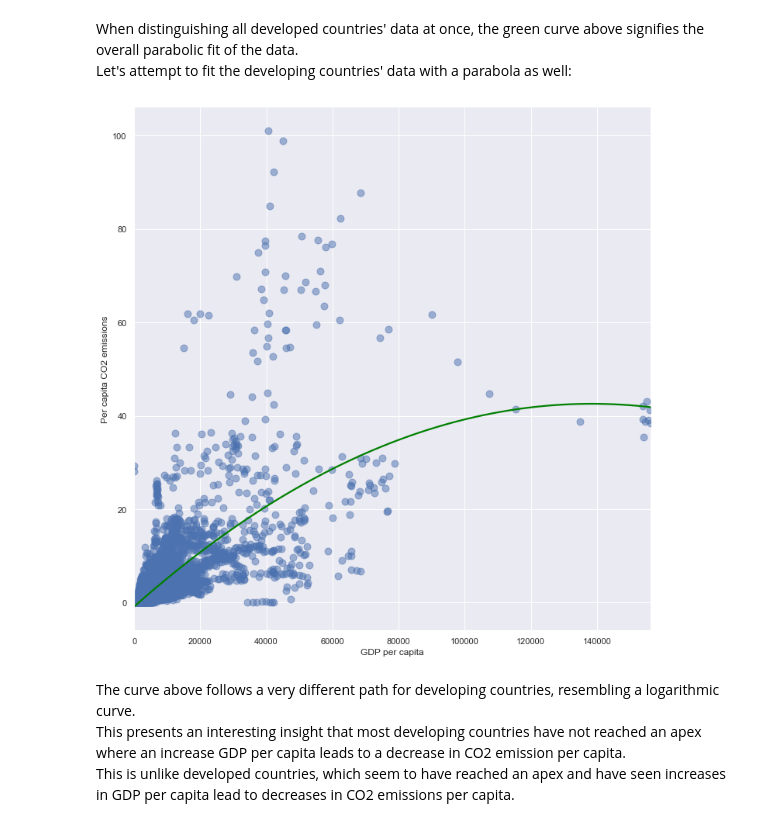
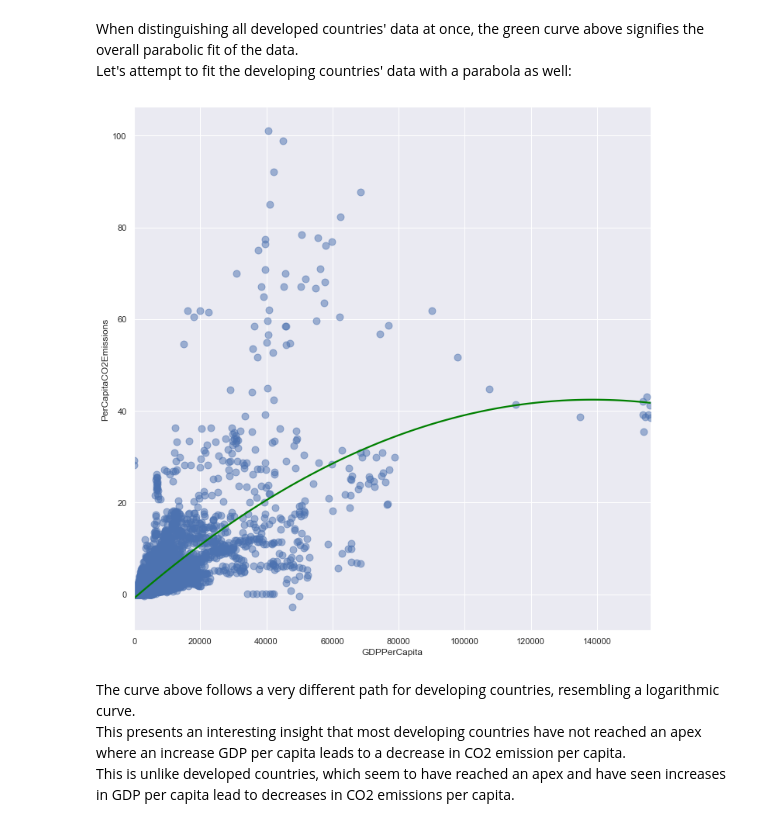
Before and after one commit to TommyAngelini/Data-Science-Projects, a Jupyter notebook: GDPVersusEmissions/GDPVersusEmissions.ipynb, the cells around one changed output. Drawn from its saved outputs; the diff is of its cells as text; code cells hidden in the pictures.

```diff
--- a/GDPVersusEmissions/GDPVersusEmissions.ipynb
+++ b/GDPVersusEmissions/GDPVersusEmissions.ipynb
@@ -86,7 +89,7 @@ df[df['Per capita CO2 emissions'] < 0]
 # %%
 # there are only 7 out of 13k data points with negative values, most likely due to a rounding error since most of them have very small values.
 # I will remove these as they are outliers that don't have any real significance due to being negative.
-df = df[df['Per capita CO2 emissions'] >= 0]
+df = df[df['PerCapitaCO2Emissions'] >= 0]
 df.describe()
 # %% [output]
 |  | Year | Per capita CO2 emissions | GDP per capita | Total population (Gapminder, HYDE... |
@@ -224,5 +227,5 @@ countries = ['United States', 'France', 'Germany', 'Argentina', 'India', 'Brazil
 
 for country in countries:
     new_df = df[df['Entity'] == country]
-    sns.relplot(data=new_df, x = 'GDP per capita', y = 'Per capita CO2 emissions', col = 'Entity')
+    sns.relplot(data=new_df, x = 'GDPPerCapita', y = 'PerCapitaCO2Emissions', col = 'Entity')
 # %% [output]
@@ -347,10 +350,10 @@ sns.lmplot(x='GDP per capita', y='Per capita CO2 emissions', data=developed,
 When distinguishing all developed countries' data at once, the green curve above signifies the overall parabolic fit of the data. <br>
 Let's attempt to fit the developing countries' data with a parabola as well:
 # %%
-sns.lmplot(x='GDP per capita', y='Per capita CO2 emissions', data=developing,
+sns.lmplot(x='GDPPerCapita', y='PerCapitaCO2Emissions', data=developing,
            order=2, ci=None, height=10, scatter_kws={"s": 80, 'alpha':0.5}, line_kws={'color': 'green'});
 # %% [output]
-[figure, old version]
+[figure, new version]
 # %% [markdown]
 The curve above follows a very different path for developing countries, resembling a logarithmic curve. <br>
 This presents an interesting insight that most developing countries have not reached an apex where an increase GDP per capita leads to a decrease in CO2 emission per capita. <br>
```
Also changed, not shown: parts of 32 cells of this notebook, 1 other file.
